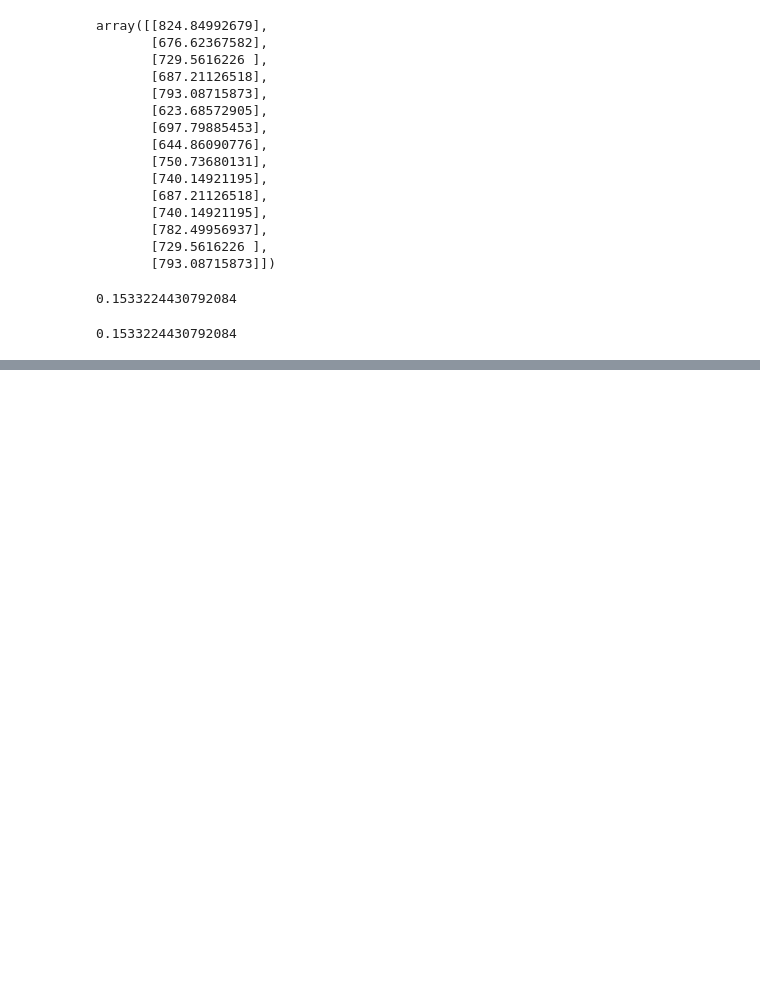
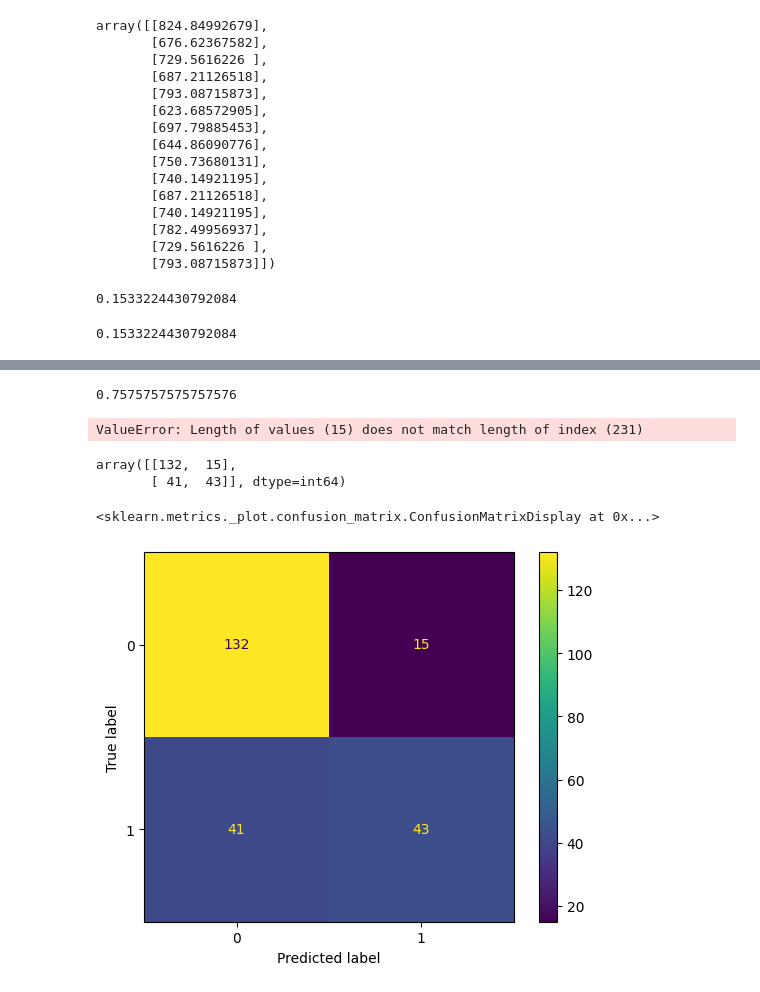
Before and after one commit to twillis8/Class, a Jupyter notebook: week_06/intro_to_supervised_learning.ipynb, the cells around one changed output, grey strips where cells are left out. Cells and saved outputs as stored; diff of their text form; code cells hidden in the pictures; blank space fills up the shorter version.

```diff
--- a/week_06/intro_to_supervised_learning.ipynb
+++ b/week_06/intro_to_supervised_learning.ipynb
@@ -120,0 +136,18 @@ plt.plot(X_test,y_pred,color='m')
+# %%
+X = diabetes_df.drop('Outcome', axis = 1)
+y = diabetes_df['Outcome']
+
+X_train, X_test, y_train, y_test = train_test_split(X,y, test_size=0.3, random_state= 32)
+
+# Standardize/Normalize - transforming values so that the mean is 0 and the SD is 1
+from sklearn.preprocessing import StandardScaler
+sc = StandardScaler()
+X_train = sc.fit_transform(X_train)
+X_test = sc.fit_transform(X_test)
+
+knn = KNeighborsClassifier(n_neighbors=13)
+knn.fit(X_train, y_train)
+
+y_predict = knn.predict(X_test)
+print(y_predict)
+print(type(y_predict))
@@ -120,0 +163,24 @@ plt.plot(X_test,y_pred,color='m')
+# %%
+print(knn.score(X_test,y_test))
+# %% [output]
+0.7575757575757576
+# %%
+diabetes_pred_df = pd.DataFrame(X_test, columns = diabetes_df.columns[0:8])
+diabetes_pred_df['Actual Outcome'] = y_test.tolist()
+diabetes_pred_df['Predicted Outcome'] = y_pred.tolist()
+
+diabetes_pred_df.head(10)
+# %% [output]
+ValueError: Length of values (15) does not match length of index (231)
+# %%
+from sklearn.metrics import confusion_matrix, ConfusionMatrixDisplay
+
+confusion_matrix(y_test, y_predict)
+# %% [output]
+array([[132,  15],
+       [ 41,  43]], dtype=int64)
+# %%
+ConfusionMatrixDisplay.from_estimator(knn, X_test, y_test)
+# %% [output]
+<sklearn.metrics._plot.confusion_matrix.ConfusionMatrixDisplay at 0x...>
+[figure, added]
```
Also changed, not shown: parts of 6 cells of this notebook, 3 other files.
